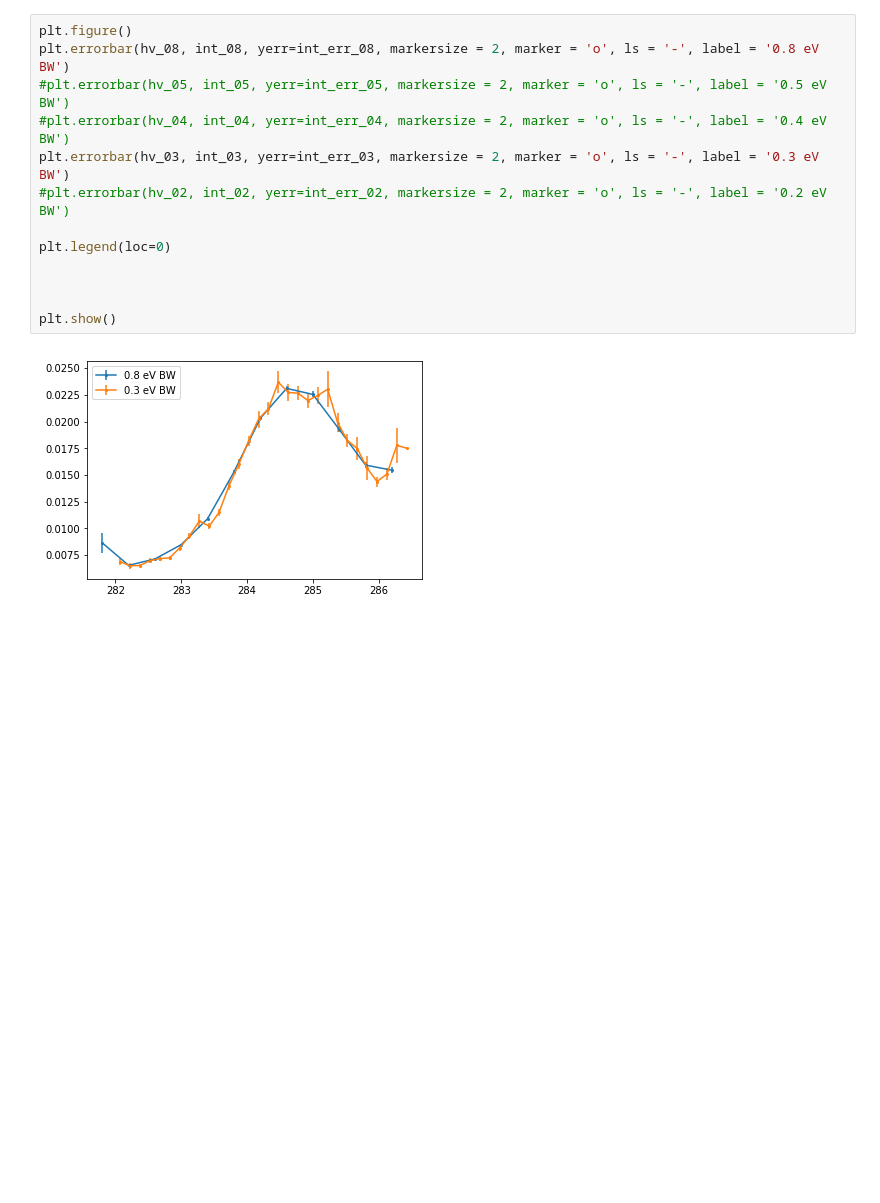
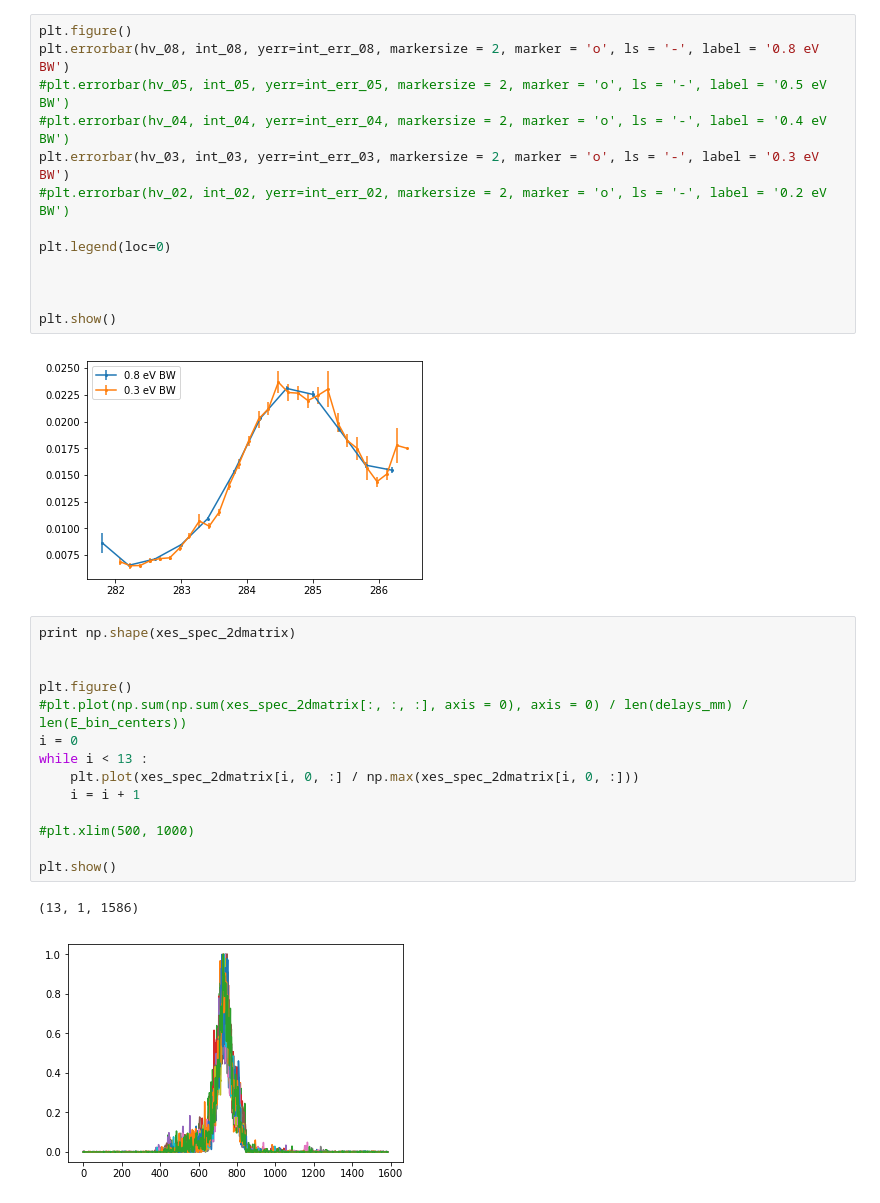
Before and after one commit to simonschreck/FermiAnalysis_2018, a Jupyter notebook: Scripts/26_data_binner.ipynb, the cells around one changed output. Cells and saved outputs as stored; diff of their text form; blank space fills up the shorter version.

Commit message:
Updated data_binnner to show histograms

```diff
--- a/Scripts/26_data_binner.ipynb
+++ b/Scripts/26_data_binner.ipynb
@@ -820,3 +1042,20 @@ plt.legend(loc=0)
 plt.show()
 # %% [output]
 [figure]
+# %%
+print np.shape(xes_spec_2dmatrix)
+
+
+plt.figure()
+#plt.plot(np.sum(np.sum(xes_spec_2dmatrix[:, :, :], axis = 0), axis = 0) / len(delays_mm) / len(E_bin_centers))
+i = 0
+while i < 13 :
+    plt.plot(xes_spec_2dmatrix[i, 0, :] / np.max(xes_spec_2dmatrix[i, 0, :]))
+    i = i + 1
+
+#plt.xlim(500, 1000)
+
+plt.show()
+# %% [output]
+(13, 1, 1586)
+[figure, added]
```
Also changed, not shown: parts of 6 cells of this notebook.
